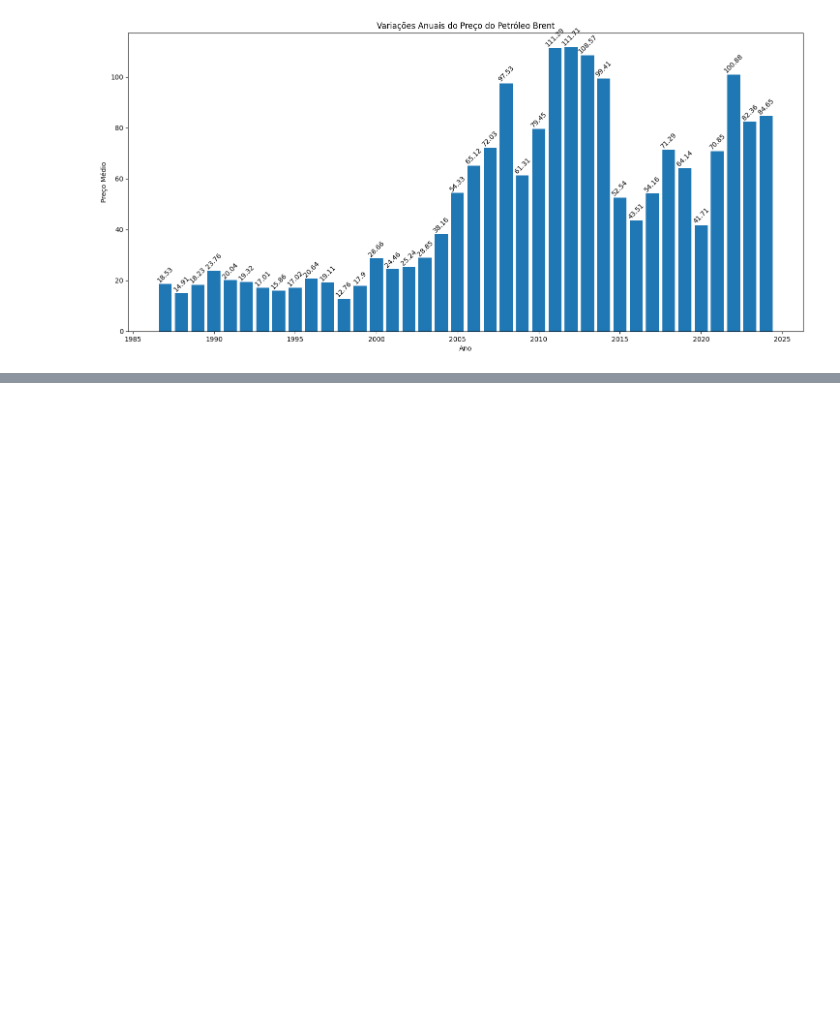
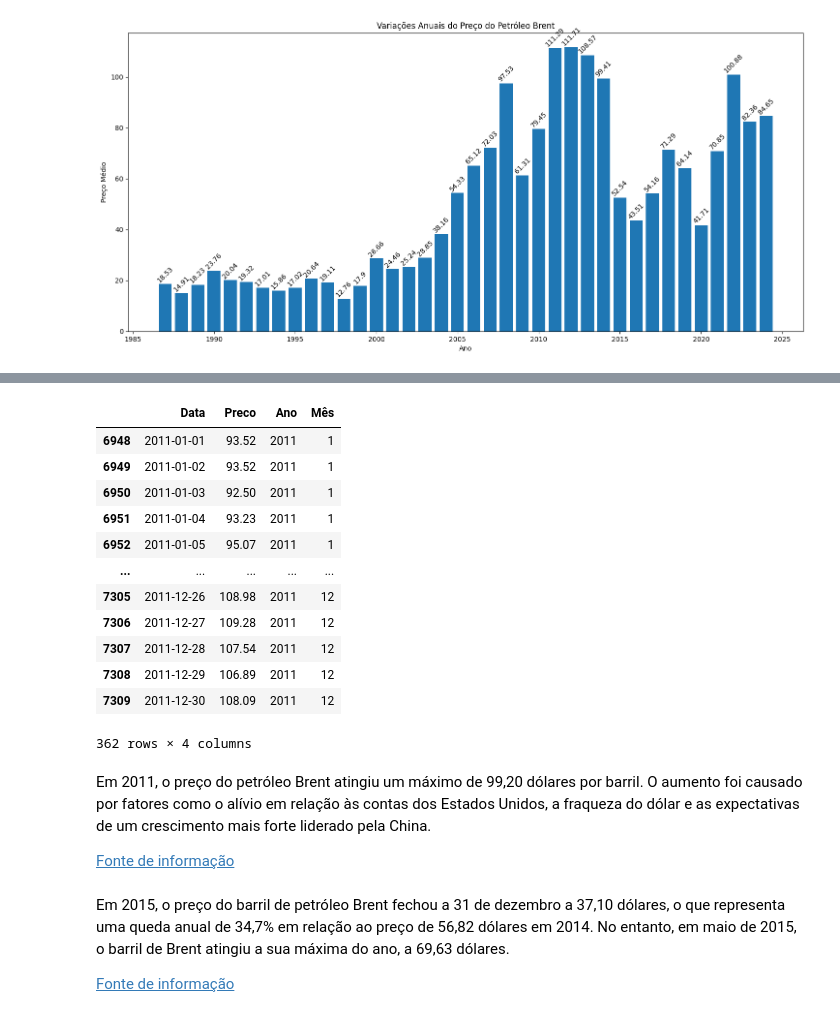
Before and after one commit to icarocarmona/Tech-Challenges-DTAT-Grupo-26, a Jupyter notebook: F4-DATA-VIZ-PRODUCTION-MODELS/AnalisePri.ipynb, the cells around one changed output, grey strips where cells are left out. Cells and saved outputs as stored; diff of their text form; code cells hidden in the pictures; blank space fills up the shorter version.

```diff
--- a/F4-DATA-VIZ-PRODUCTION-MODELS/AnalisePri.ipynb
+++ b/F4-DATA-VIZ-PRODUCTION-MODELS/AnalisePri.ipynb
@@ -120,0 +204,26 @@ plt.show()
+# %%
+dados_2011
+# %% [output]
+|  | Data | Preco | Ano | Mês |
+| 6948 | 2011-01-01 | 93.52 | 2011 | 1 |
+| 6949 | 2011-01-02 | 93.52 | 2011 | 1 |
+| 6950 | 2011-01-03 | 92.50 | 2011 | 1 |
+| 6951 | 2011-01-04 | 93.23 | 2011 | 1 |
+| 6952 | 2011-01-05 | 95.07 | 2011 | 1 |
+| ... | ... | ... | ... | ... |
+| 7305 | 2011-12-26 | 108.98 | 2011 | 12 |
+| 7306 | 2011-12-27 | 109.28 | 2011 | 12 |
+| 7307 | 2011-12-28 | 107.54 | 2011 | 12 |
+| 7308 | 2011-12-29 | 106.89 | 2011 | 12 |
+| 7309 | 2011-12-30 | 108.09 | 2011 | 12 |
+362 rows × 4 columns
+# %% [markdown]
+Em 2011, o preço do petróleo Brent atingiu um máximo de 99,20 dólares por barril. O aumento foi causado por fatores como o alívio em relação às contas dos Estados Unidos, a fraqueza do dólar e as expectativas de um crescimento mais forte liderado pela China.
+
+[Fonte de informação](https://www.terra.com.br/economia/pesquisa-preco-do-petroleo-fica-acima-de-us-90-em-2011,d09fd0d6796ea310VgnCLD200000bbcceb0aRCRD.html#:~:text=O%20petr%C3%B3leo%20Brent%20subiu%20a%20US$%2099%2C20,crescimento%20mais%20forte%20liderado%20por%20China%20e)
+# %% [markdown]
+
+Em 2015, o preço do barril de petróleo Brent fechou a 31 de dezembro a 37,10 dólares, o que representa uma queda anual de 34,7% em relação ao preço de 56,82 dólares em 2014. No entanto, em maio de 2015, o barril de Brent atingiu a sua máxima do ano, a 69,63 dólares.
+
+
+[Fonte de informação](https://exame.com/invest/mercados/barril-do-brent-encerra-2015-com-queda-anual-de-34-7/)
```
Also changed, not shown: parts of 7 cells of this notebook.
